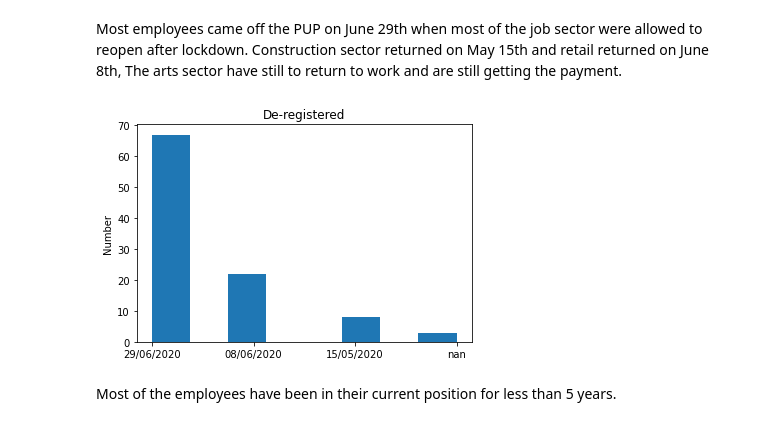
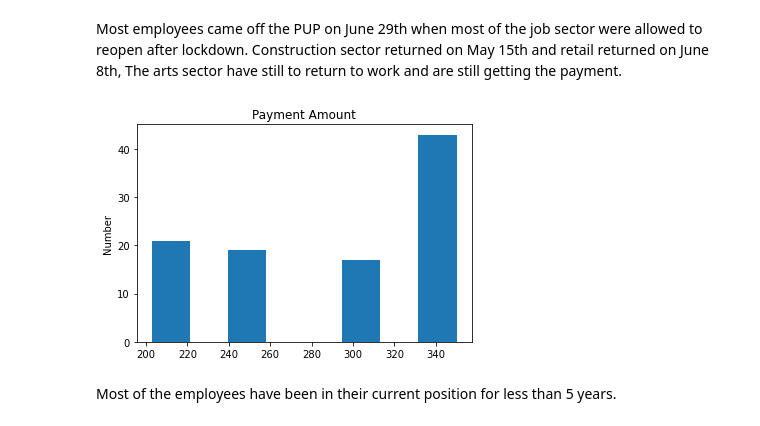
Before and after one commit to nmanley73/Project-Programming, a Jupyter notebook: Project - Programming.ipynb, the cells around one changed output. Cells and saved outputs as stored; diff of their text form; code cells hidden in the pictures.

Commit message:
added numeric field amount to dataset

```diff
--- a/Project - Programming.ipynb
+++ b/Project - Programming.ipynb
@@ -80,13 +80,13 @@ Most employees came off the PUP on June 29th when most of the job sector were al
 # %%
 import seaborn as sns
 import matplotlib.pyplot as plt
 
-plt.hist(df["Deregistered"], bins=8)
+plt.hist(df["Amount"], bins=8)
 plt.ylabel("Number")
-plt.title("De-registered")
+plt.title("Payment Amount")
 plt.show()
 # %% [output]
-[figure, old version]
+[figure, new version]
 # %% [markdown]
 Most of the employees have been in their current position for less than 5 years.
 # %%
```
Also changed, not shown: parts of 8 cells of this notebook, 1 other file.
